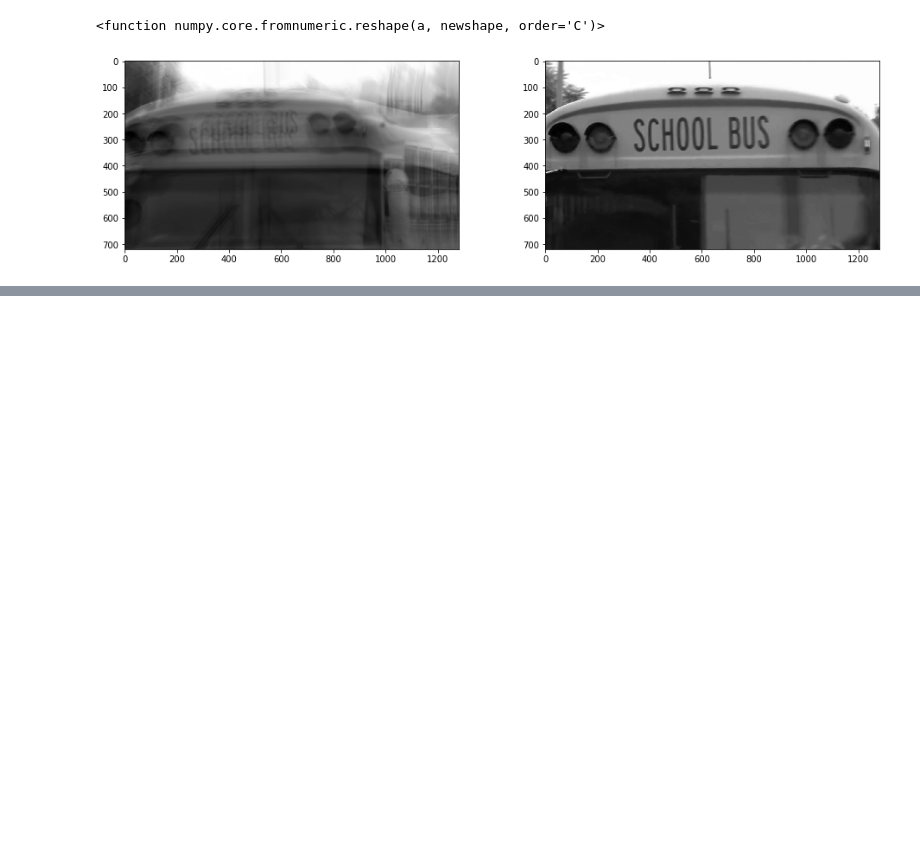
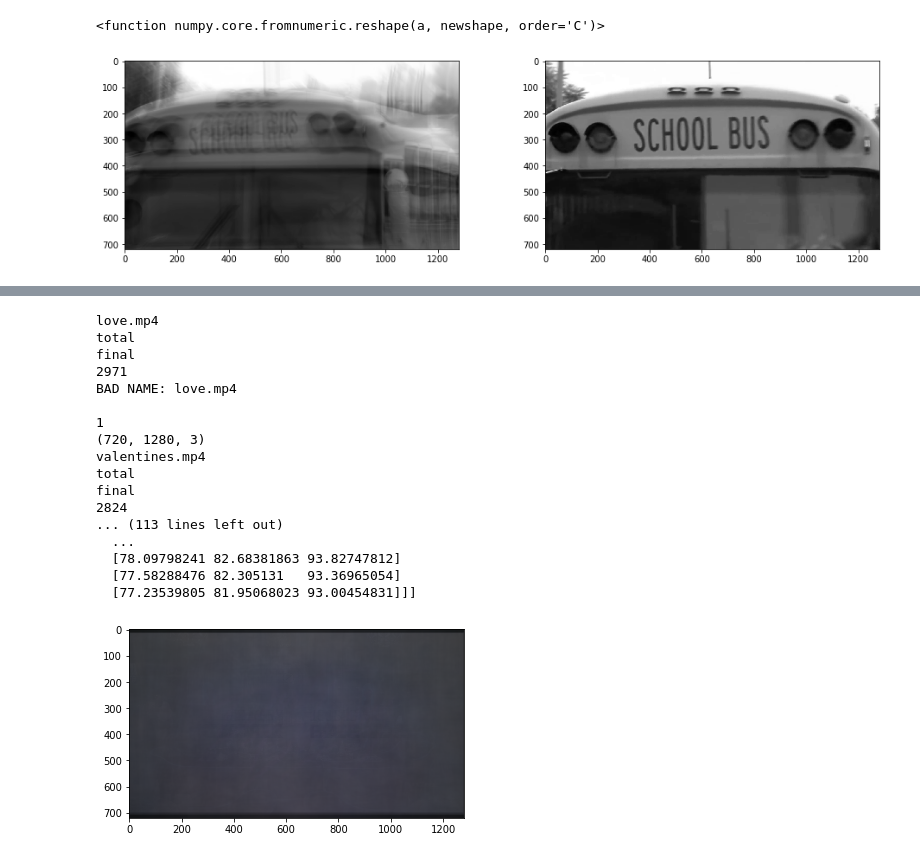
Before and after one commit to lbracken17/Image-Processing-Final-Projec, a Jupyter notebook: project-work-and-such-1.ipynb, the cells around one changed output, grey strips where cells are left out. Drawn from its saved outputs; the diff is of its cells as text; code cells hidden in the pictures; blank space fills up the shorter version.

```diff
--- a/project-work-and-such-1.ipynb
+++ b/project-work-and-such-1.ipynb
@@ -416,0 +451,21 @@ ModeFinder("insideout.mp4")
+# %%
+z = TrailerReadTotal("romance.txt", "Romance")
+# %% [output]
+love.mp4
+total
+final
+2971
+BAD NAME: love.mp4
+
+1
+(720, 1280, 3)
+valentines.mp4
+total
+final
+2824
+... (113 lines left out)
+  ...
+  [78.09798241 82.68381863 93.82747812]
+  [77.58288476 82.305131   93.36965054]
+  [77.23539805 81.95068023 93.00454831]]]
+[figure, added]
```
Also changed, not shown: parts of 23 cells of this notebook.
